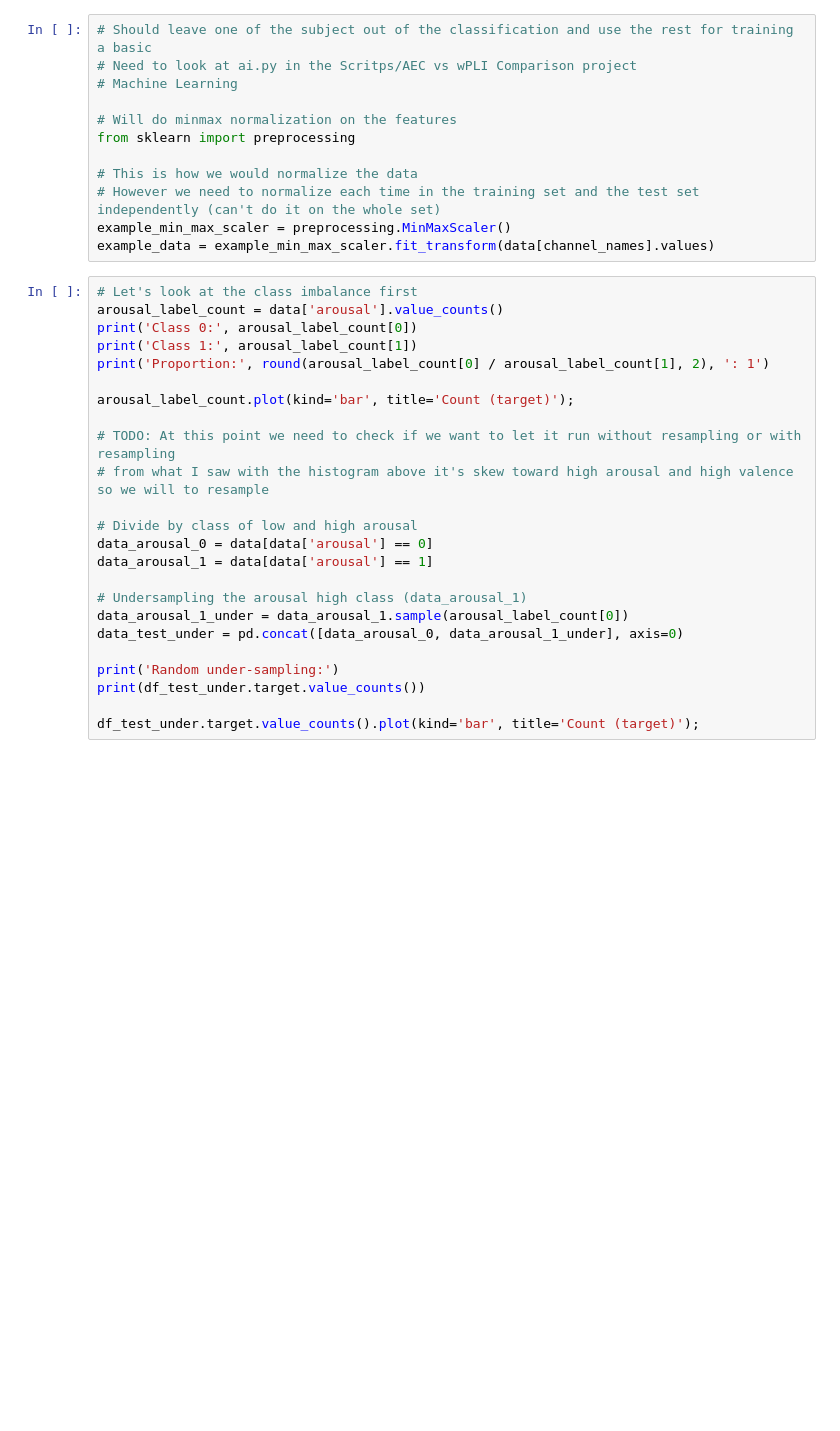
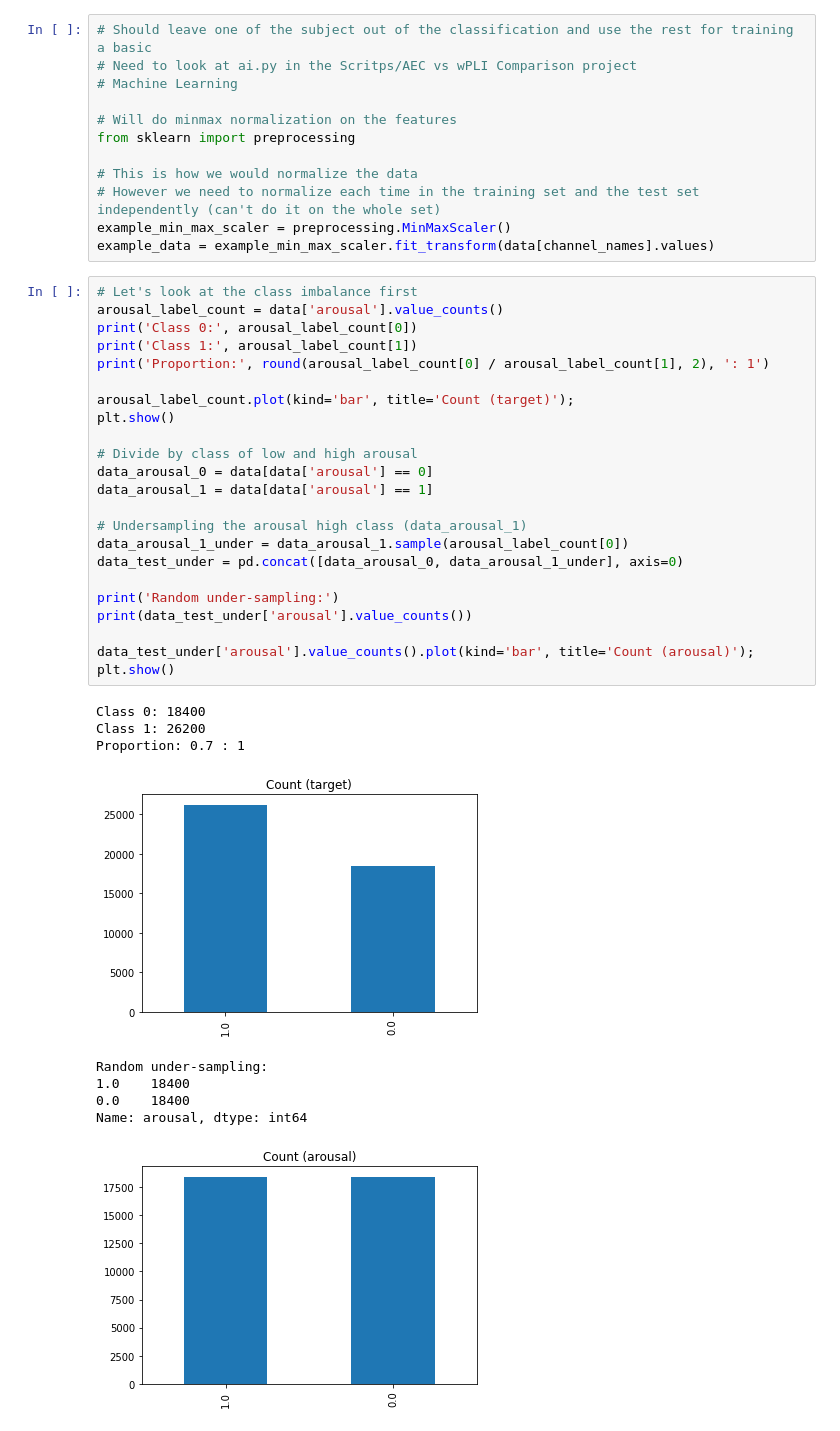
Before and after one commit to BIAPT/Scripts, a Jupyter notebook: IEEE Brain Challenge/experiment_3_ml_exploration.ipynb, the cells around one changed output. Cells and saved outputs as stored; diff of their text form; blank space fills up the shorter version.

```diff
--- a/IEEE Brain Challenge/experiment_3_ml_exploration.ipynb
+++ b/IEEE Brain Challenge/experiment_3_ml_exploration.ipynb
@@ -53,24 +91,33 @@ example_data = example_min_max_scaler.fit_transform(data[channel_names].values)
 # %%
 # Let's look at the class imbalance first
 arousal_label_count = data['arousal'].value_counts()
 print('Class 0:', arousal_label_count[0])
 print('Class 1:', arousal_label_count[1])
 print('Proportion:', round(arousal_label_count[0] / arousal_label_count[1], 2), ': 1')
 
 arousal_label_count.plot(kind='bar', title='Count (target)');
-
-# TODO: At this point we need to check if we want to let it run without resampling or with resampling
-# from what I saw with the histogram above it's skew toward high arousal and high valence so we will to resample
+plt.show()
 
 # Divide by class of low and high arousal
 data_arousal_0 = data[data['arousal'] == 0]
 data_arousal_1 = data[data['arousal'] == 1]
 
 # Undersampling the arousal high class (data_arousal_1)
 data_arousal_1_under = data_arousal_1.sample(arousal_label_count[0])
 data_test_under = pd.concat([data_arousal_0, data_arousal_1_under], axis=0)
 
 print('Random under-sampling:')
-print(df_test_under.target.value_counts())
+print(data_test_under['arousal'].value_counts())
 
-df_test_under.target.value_counts().plot(kind='bar', title='Count (target)');
+data_test_under['arousal'].value_counts().plot(kind='bar', title='Count (arousal)');
+plt.show()
+# %% [output]
+Class 0: 18400
+Class 1: 26200
+Proportion: 0.7 : 1
+[figure, added]
+Random under-sampling:
+1.0    18400
+0.0    18400
+Name: arousal, dtype: int64
+[figure, added]
```
Also changed, not shown: parts of 8 cells of this notebook, 8 other files.
